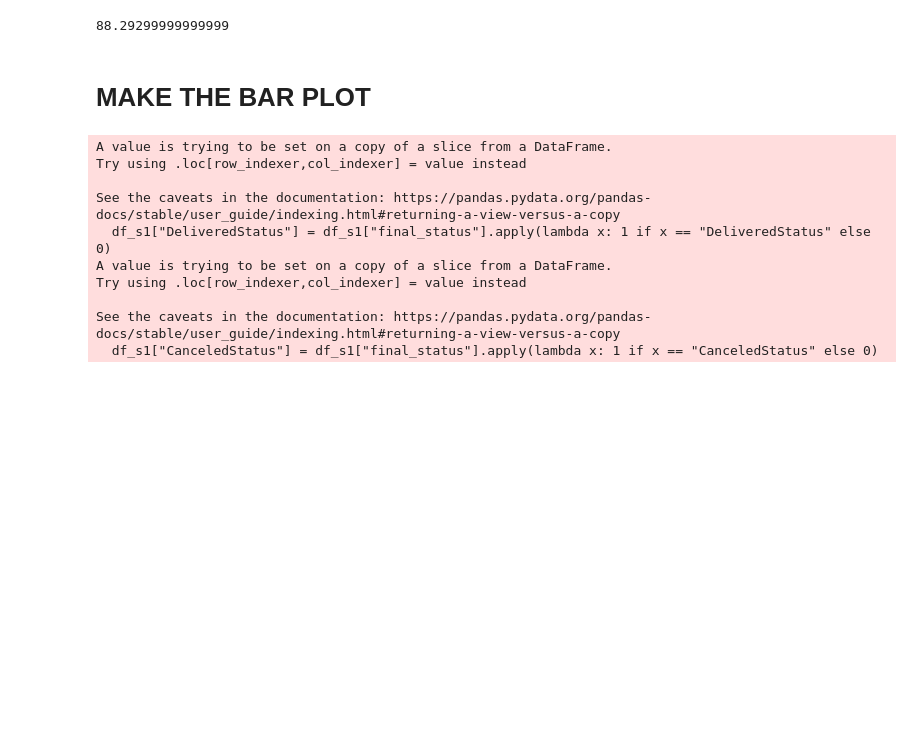
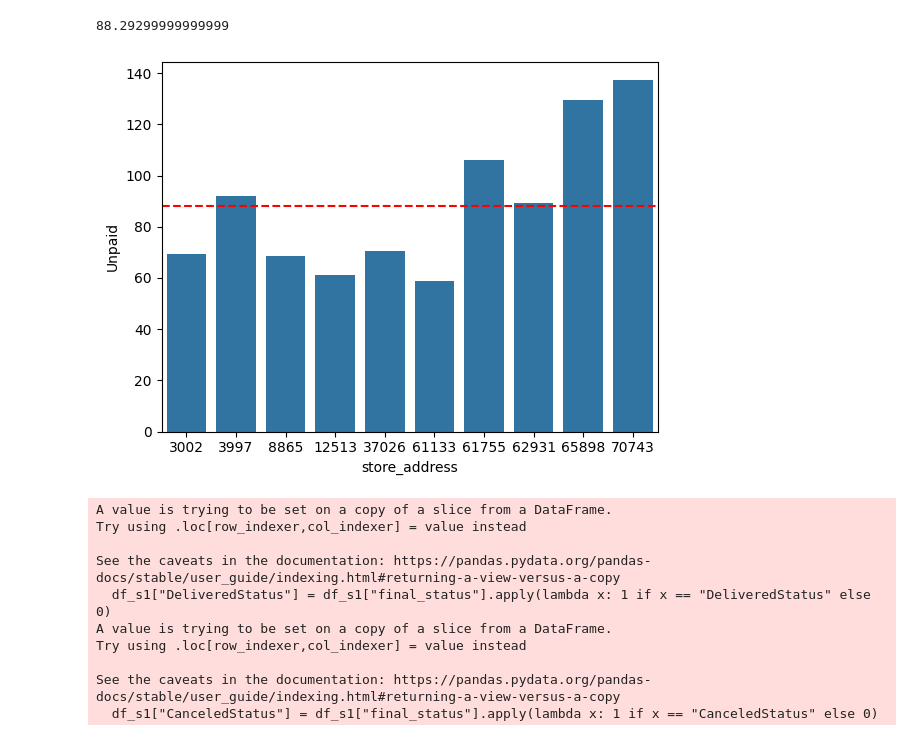
Before and after one commit to Nikolas121205/Monica-and-Nikolas-projet, a Jupyter notebook: main.ipynb, the cells around one changed output. Cells and saved outputs as stored; diff of their text form; code cells hidden in the pictures; blank space fills up the shorter version.

```diff
--- a/main.ipynb
+++ b/main.ipynb
@@ -255,8 +239,19 @@ unpaid_avg = top10_unpaid["unpaid"].mean()
 unpaid_avg
 # %% [output]
 88.29299999999999
-# %% [markdown]
-# MAKE THE BAR PLOT
+# %%
+import seaborn as sns
+
+sns.barplot(top10_unpaid["unpaid"])
+
+plt.axhline(y=unpaid_avg, color='r', linestyle='--', label='Average')
+
+# Add a label to the y-axis
+plt.ylabel('Unpaid')
+
+plt.savefig('images/plot4.png')
+# %% [output]
+[figure, added]
 # %%
 # Cancelation rate by stores:
 # %%
```
Also changed, not shown: parts of 10 cells of this notebook, 2 other files.
